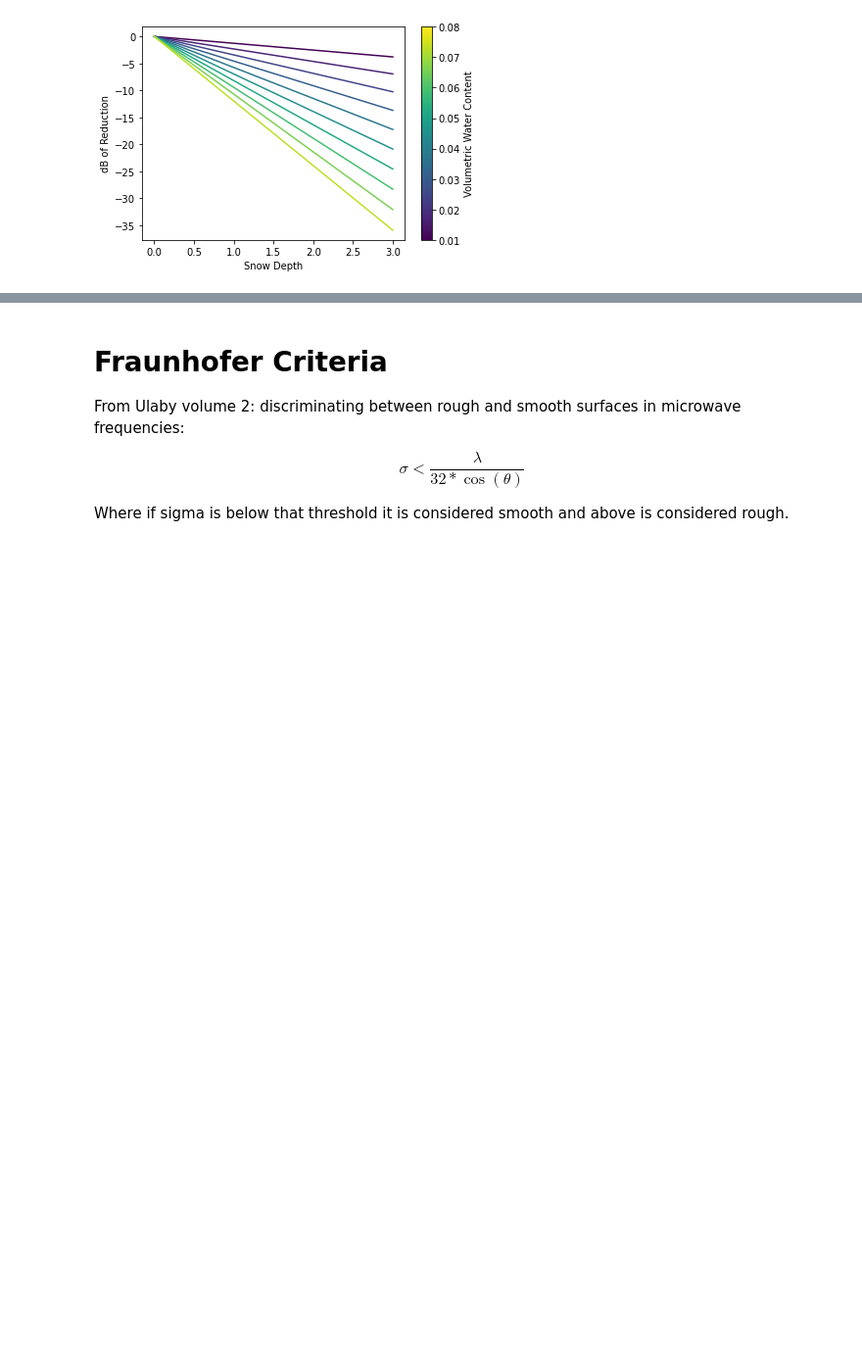
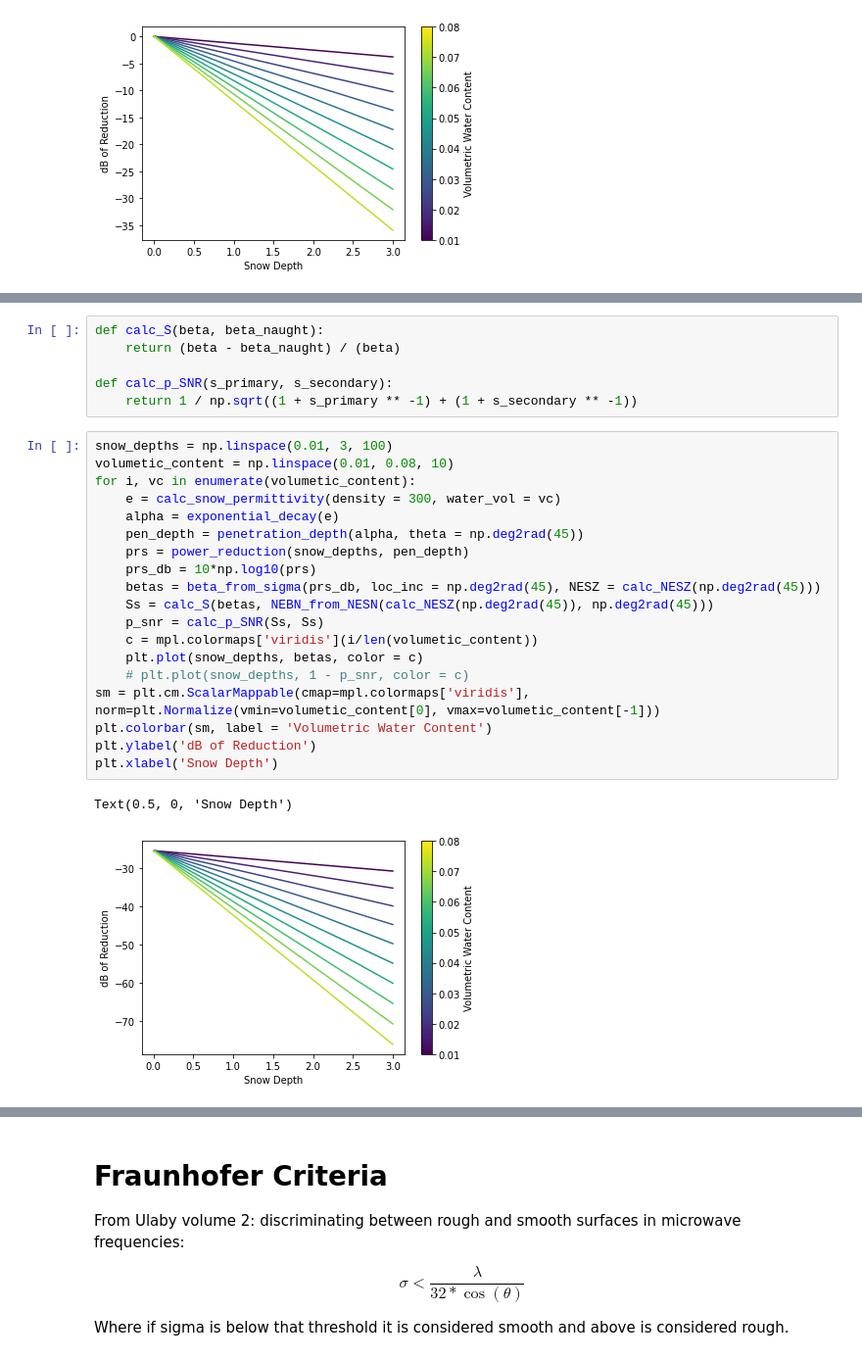
Before and after one commit to ZachHoppinen/uavsar, a Jupyter notebook: src/coherence/theoretical/theoretical_coherence_sensitivity.ipynb, the cells around one changed output, grey strips where cells are left out. Shown at 98% size. Cells and saved outputs as stored; diff of their text form; blank space fills up the shorter version.

```diff
--- a/src/coherence/theoretical/theoretical_coherence_sensitivity.ipynb
+++ b/src/coherence/theoretical/theoretical_coherence_sensitivity.ipynb
@@ -359,3 +379,31 @@ Text(0.5, 0, 'Snow Depth')
+# %%
+def calc_S(beta, beta_naught):
+    return (beta - beta_naught) / (beta)
+
+def calc_p_SNR(s_primary, s_secondary):
+    return 1 / np.sqrt((1 + s_primary ** -1) + (1 + s_secondary ** -1))
+# %%
+snow_depths = np.linspace(0.01, 3, 100)
+volumetic_content = np.linspace(0.01, 0.08, 10)
+for i, vc in enumerate(volumetic_content):
+    e = calc_snow_permittivity(density = 300, water_vol = vc)
+    alpha = exponential_decay(e)
+    pen_depth = penetration_depth(alpha, theta = np.deg2rad(45))
+    prs = power_reduction(snow_depths, pen_depth)
+    prs_db = 10*np.log10(prs)
+    betas = beta_from_sigma(prs_db, loc_inc = np.deg2rad(45), NESZ = calc_NESZ(np.deg2rad(45)))
+    Ss = calc_S(betas, NEBN_from_NESN(calc_NESZ(np.deg2rad(45)), np.deg2rad(45)))
+    p_snr = calc_p_SNR(Ss, Ss)
+    c = mpl.colormaps['viridis'](i/len(volumetic_content))
+    plt.plot(snow_depths, betas, color = c)
+    # plt.plot(snow_depths, 1 - p_snr, color = c)
+sm = plt.cm.ScalarMappable(cmap=mpl.colormaps['viridis'], norm=plt.Normalize(vmin=volumetic_content[0], vmax=volumetic_content[-1]))
+plt.colorbar(sm, label = 'Volumetric Water Content')
+plt.ylabel('dB of Reduction')
+plt.xlabel('Snow Depth')
+# %% [output]
+Text(0.5, 0, 'Snow Depth')
+[figure, added]
 # %%
 def travel_distance(snow_depth, inc):
     return snow_depth/np.cos(np.deg2rad(inc))
```
Also changed, not shown: parts of 14 cells of this notebook, 7 other files.
